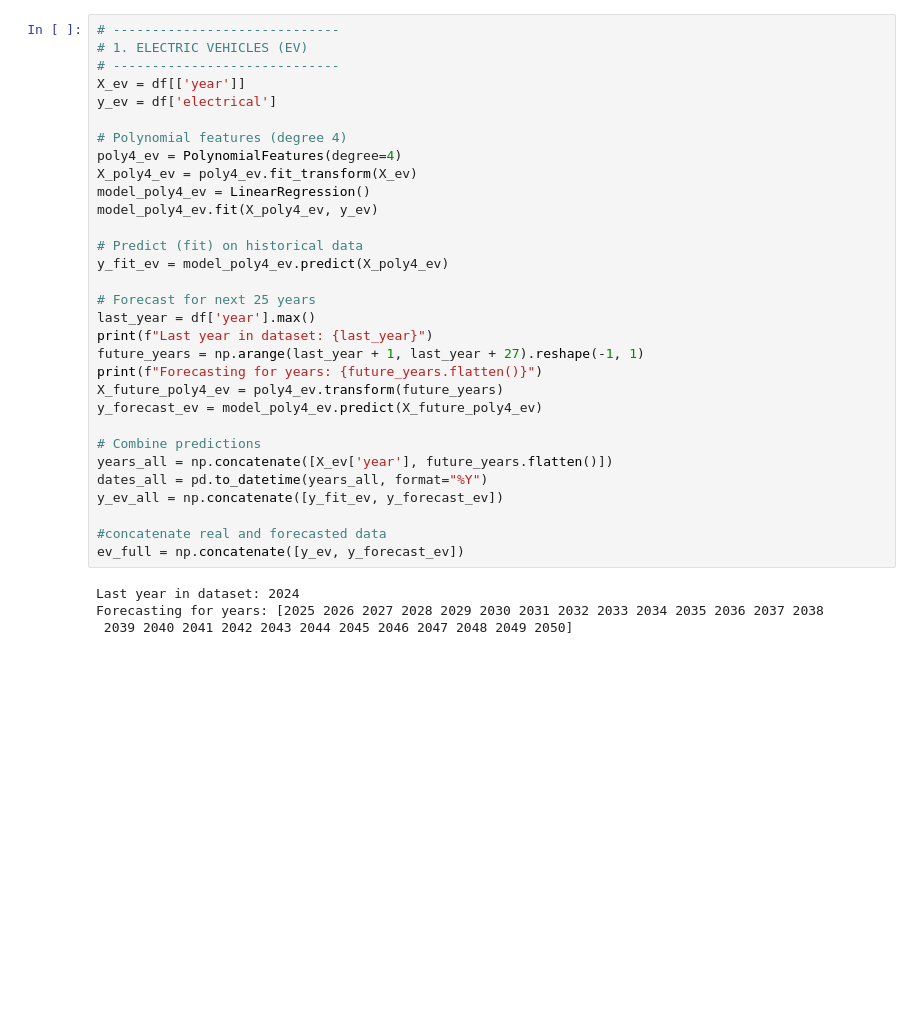
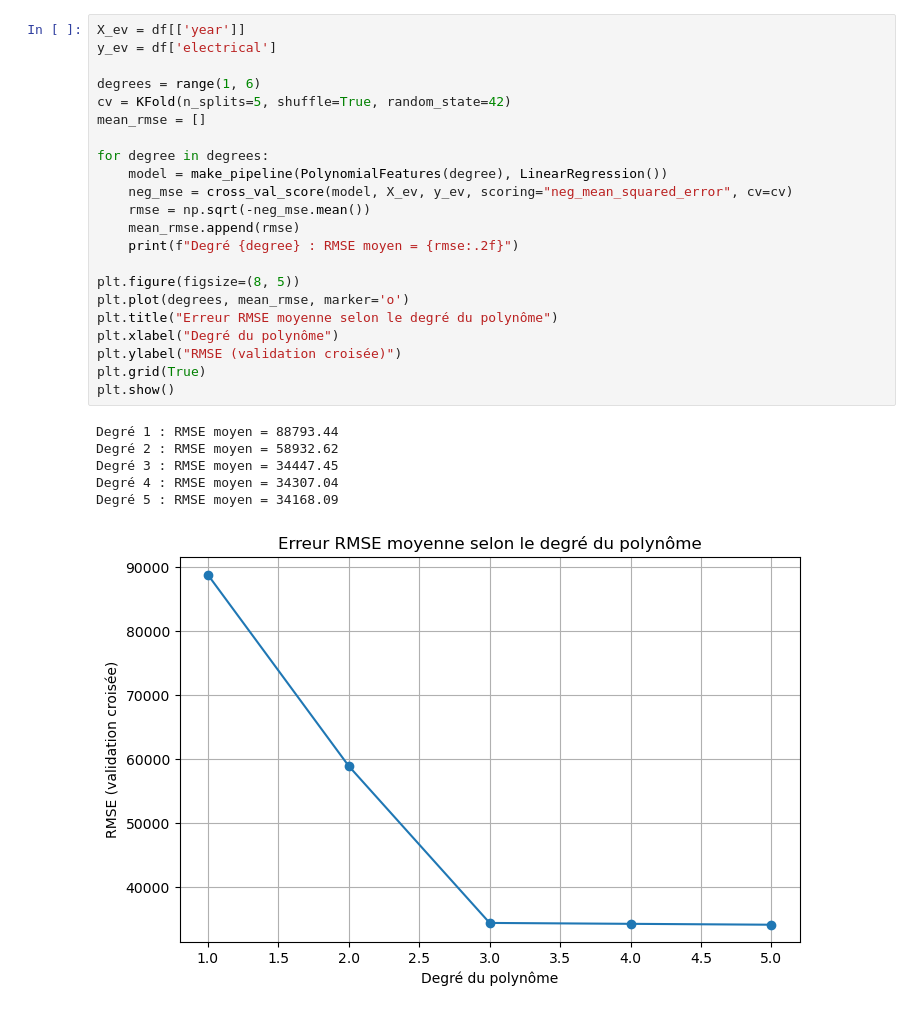
Before and after one commit to cyrillaebische/PI_ExpllAI-Mobility, a Jupyter notebook: prediction/electric-cars-poly-reg.ipynb, the cells around one changed output. Drawn from its saved outputs; the diff is of its cells as text; blank space fills up the shorter version.

```diff
--- a/prediction/electric-cars-poly-reg.ipynb
+++ b/prediction/electric-cars-poly-reg.ipynb
@@ -10,37 +12,31 @@ from sklearn.metrics import mean_squared_error, mean_absolute_error
 df = pd.read_csv("data/vehicules_in_circulation.csv")
 df['ds'] = pd.to_datetime(df['year'], format="%Y")
 # %%
-# -----------------------------
-# 1. ELECTRIC VEHICLES (EV)
-# -----------------------------
 X_ev = df[['year']]
 y_ev = df['electrical']
 
-# Polynomial features (degree 4)
-poly4_ev = PolynomialFeatures(degree=4)
-X_poly4_ev = poly4_ev.fit_transform(X_ev)
-model_poly4_ev = LinearRegression()
-model_poly4_ev.fit(X_poly4_ev, y_ev)
+degrees = range(1, 6)
+cv = KFold(n_splits=5, shuffle=True, random_state=42)
+mean_rmse = []
 
-# Predict (fit) on historical data
-y_fit_ev = model_poly4_ev.predict(X_poly4_ev)
+for degree in degrees:
+    model = make_pipeline(PolynomialFeatures(degree), LinearRegression())
+    neg_mse = cross_val_score(model, X_ev, y_ev, scoring="neg_mean_squared_error", cv=cv)
+    rmse = np.sqrt(-neg_mse.mean())
+    mean_rmse.append(rmse)
+    print(f"Degré {degree} : RMSE moyen = {rmse:.2f}")
 
-# Forecast for next 25 years
-last_year = df['year'].max()
-print(f"Last year in dataset: {last_year}")
-future_years = np.arange(last_year + 1, last_year + 27).reshape(-1, 1)
-print(f"Forecasting for years: {future_years.flatten()}")
-X_future_poly4_ev = poly4_ev.transform(future_years)
-y_forecast_ev = model_poly4_ev.predict(X_future_poly4_ev)
-
-# Combine predictions
-years_all = np.concatenate([X_ev['year'], future_years.flatten()])
-dates_all = pd.to_datetime(years_all, format="%Y")
-y_ev_all = np.concatenate([y_fit_ev, y_forecast_ev])
-
-#concatenate real and forecasted data
-ev_full = np.concatenate([y_ev, y_forecast_ev])
+plt.figure(figsize=(8, 5))
+plt.plot(degrees, mean_rmse, marker='o')
+plt.title("Erreur RMSE moyenne selon le degré du polynôme")
+plt.xlabel("Degré du polynôme")
+plt.ylabel("RMSE (validation croisée)")
+plt.grid(True)
+plt.show()
 # %% [output]
-Last year in dataset: 2024
-Forecasting for years: [2025 2026 2027 2028 2029 2030 2031 2032 2033 2034 2035 2036 2037 2038
- 2039 2040 2041 2042 2043 2044 2045 2046 2047 2048 2049 2050]
+Degré 1 : RMSE moyen = 88793.44
+Degré 2 : RMSE moyen = 58932.62
+Degré 3 : RMSE moyen = 34447.45
+Degré 4 : RMSE moyen = 34307.04
+Degré 5 : RMSE moyen = 34168.09
+[figure, added]
```
Also changed, not shown: parts of 7 cells of this notebook, 13 other files.
